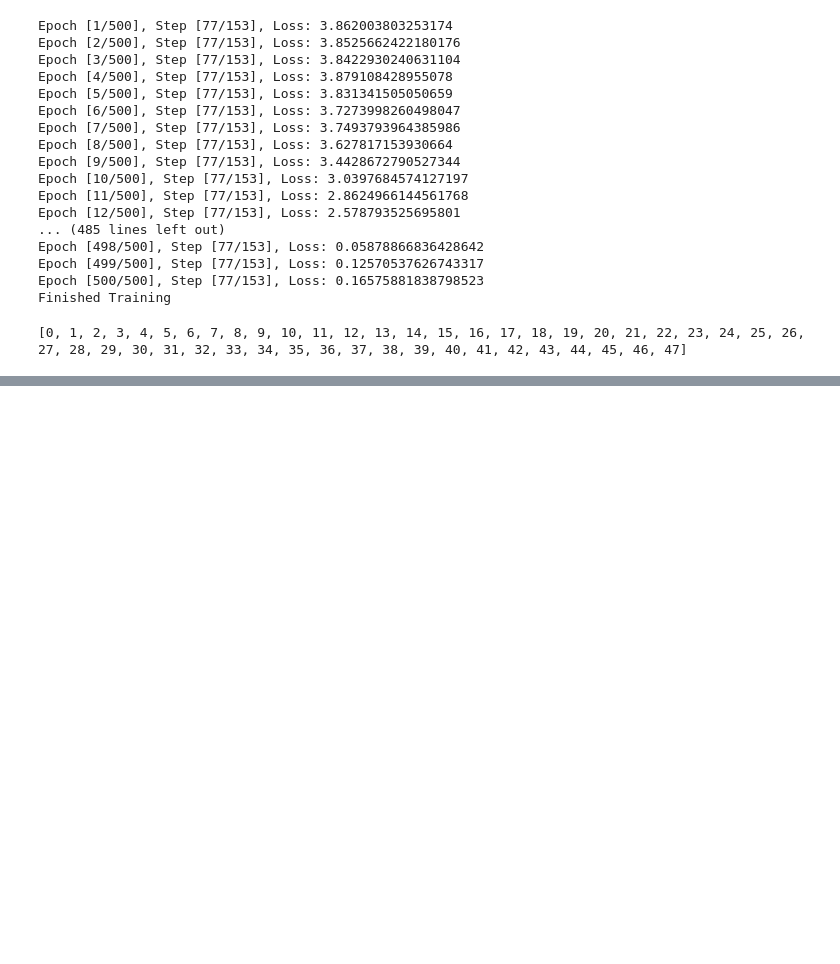
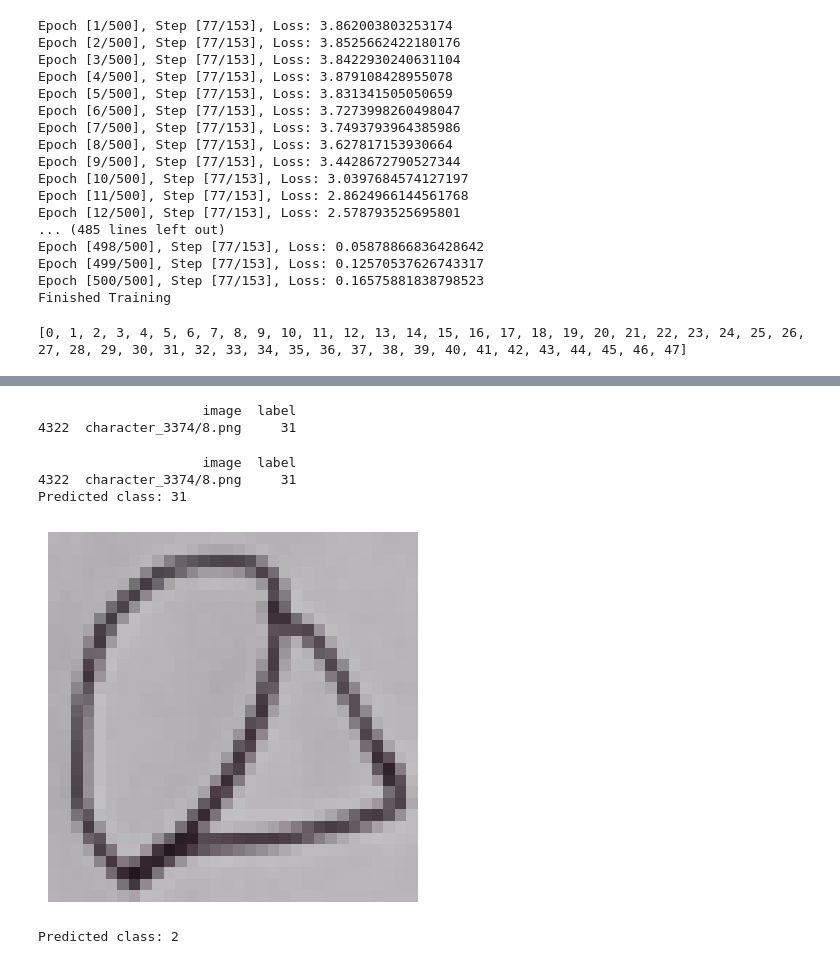
Before and after one commit to MarcGeorgeML/malayalam-mnist, a Jupyter notebook: model.ipynb, the cells around one changed output, grey strips where cells are left out. Cells and saved outputs as stored; diff of their text form; code cells hidden in the pictures; blank space fills up the shorter version.

Commit message:
model update

```diff
--- a/model.ipynb
+++ b/model.ipynb
@@ -481,0 +531,62 @@ Accuracy of 47: 75.00 %
+# %%
+unique_value = 'character_3374/8.png'
+
+# Print the row where 'image' column has the unique value
+row = df.loc[df['image'] == unique_value]
+print(row)
+# %% [output]
+                     image  label
+4322  character_3374/8.png     31
+# %%
+# Load the state dictionary
+model.load_state_dict(torch.load('mal_model.pth'))
+model.eval()  # Set the model to evaluation mode
+
+unique_value = 'character_3374/8.png'
+
+# Print the row where 'image' column has the unique value
+row = df.loc[df['image'] == unique_value]
+print(row)
+
+# Load and transform the image
+image = Image.open('rgb_data/character_3374/8.png')
+transformed_image = transform(image)
+transformed_image = transformed_image.unsqueeze(0)  # Add a batch dimension
+
+# Pass the input through the model
+with torch.no_grad():
+    output = model(transformed_image)
+    _, predicted = torch.max(output, 1)
+    print(f"Predicted class: {predicted.item()}")
+# %% [output]
+                     image  label
+4322  character_3374/8.png     31
+Predicted class: 31
+# %%
+# Load and transform the image
+image = Image.open('robby_maaaaa.jpeg')
+
+# defining transform
+crop_box = (340, 215, 950, 475)  # Example values, adjust as needed
+
+# Define the transformations
+crop_transform = transforms.Compose([
+    #transforms.Lambda(lambda img: img.crop(crop_box)),  # Crop the image
+    transforms.Resize((32, 32)),  # Resize to 64x64 pixels
+    transforms.ToTensor()  # Convert to PyTorch tensor
+])
+crop_transformed_image = crop_transform(image)
+plt.imshow(crop_transformed_image.permute(1, 2, 0).numpy().clip(0,1))
+plt.axis("off")
+plt.show()
+crop_transformed_image = crop_transformed_image.unsqueeze(0)  # Add a batch dimension
+
+
+# Pass the input through the model
+with torch.no_grad():
+    output = model(crop_transformed_image)
+    _, predicted = torch.max(output, 1)
+    print(f"Predicted class: {predicted.item()}")
+# %% [output]
+[figure, added]
+Predicted class: 2
```
Also changed, not shown: parts of 6 cells of this notebook.
